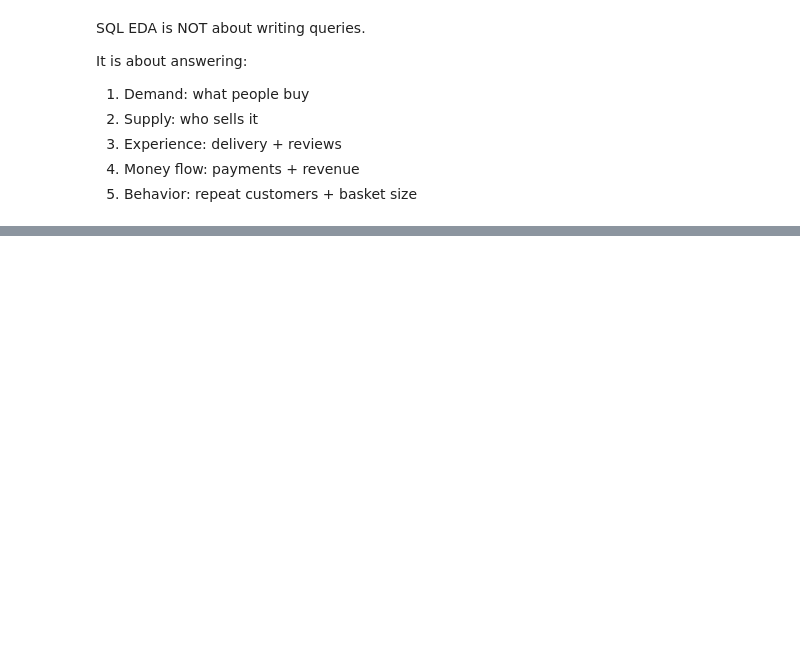
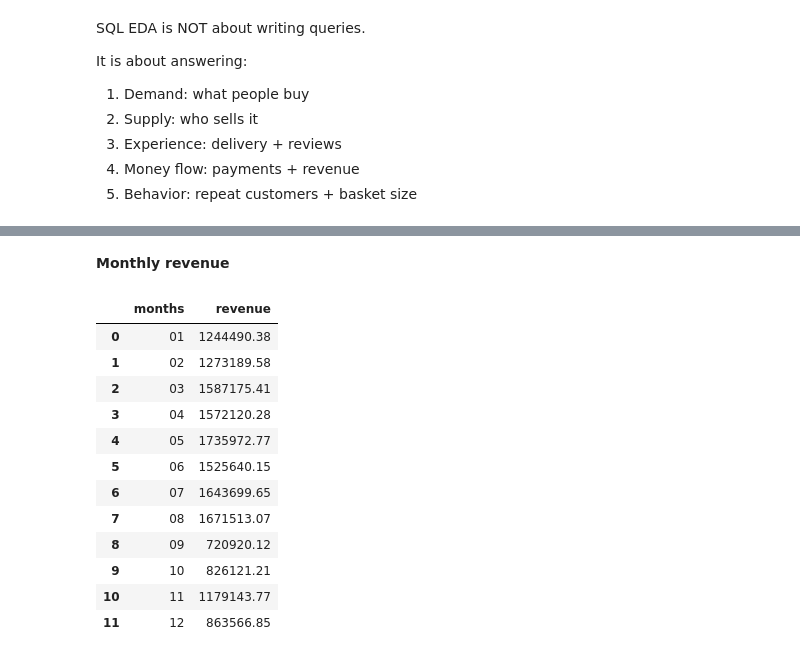
Before and after one commit to VusiFrelimoSkosana/MachineLearning-and-Artificial-Intelligence-Engineering, a Jupyter notebook: AIEngineeringAssociate/0_SQL/Brazilian E-Commerce Public Dataset.ipynb, the cells around one changed output, grey strips where cells are left out. Saved outputs shown, nothing was run; the diff lists cells and outputs as text; code cells hidden in the pictures; blank space fills up the shorter version.

```diff
--- a/AIEngineeringAssociate/0_SQL/Brazilian E-Commerce Public Dataset.ipynb
+++ b/AIEngineeringAssociate/0_SQL/Brazilian E-Commerce Public Dataset.ipynb
@@ -340,0 +462,24 @@ display(result)
+# %% [markdown]
+**Monthly revenue**
+# %%
+result5_1=pd.read_sql_query("""SELECT strftime("%m", order_purchase_timestamp) AS months,
+                               SUM(oi.price + oi.freight_value) AS revenue FROM orders o
+                               JOIN order_items oi
+                               ON o.order_id=oi.order_id
+                               GROUP BY months""",conn)
+
+display(result5_1)
+# %% [output]
+|  | months | revenue |
+| 0 | 01 | 1244490.38 |
+| 1 | 02 | 1273189.58 |
+| 2 | 03 | 1587175.41 |
+| 3 | 04 | 1572120.28 |
+| 4 | 05 | 1735972.77 |
+| 5 | 06 | 1525640.15 |
+| 6 | 07 | 1643699.65 |
+| 7 | 08 | 1671513.07 |
+| 8 | 09 | 720920.12 |
+| 9 | 10 | 826121.21 |
+| 10 | 11 | 1179143.77 |
+| 11 | 12 | 863566.85 |
```
Also changed, not shown: parts of 22 cells of this notebook.
